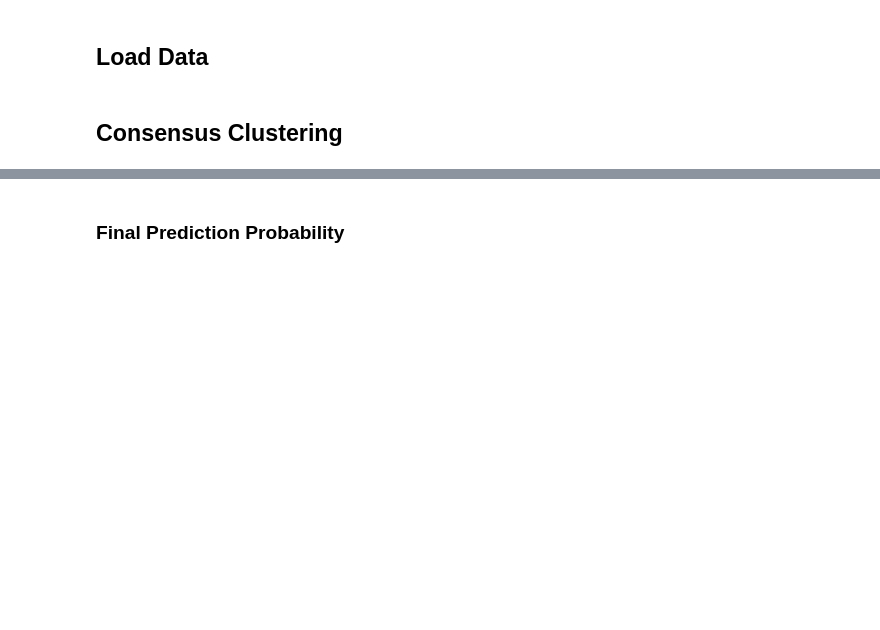
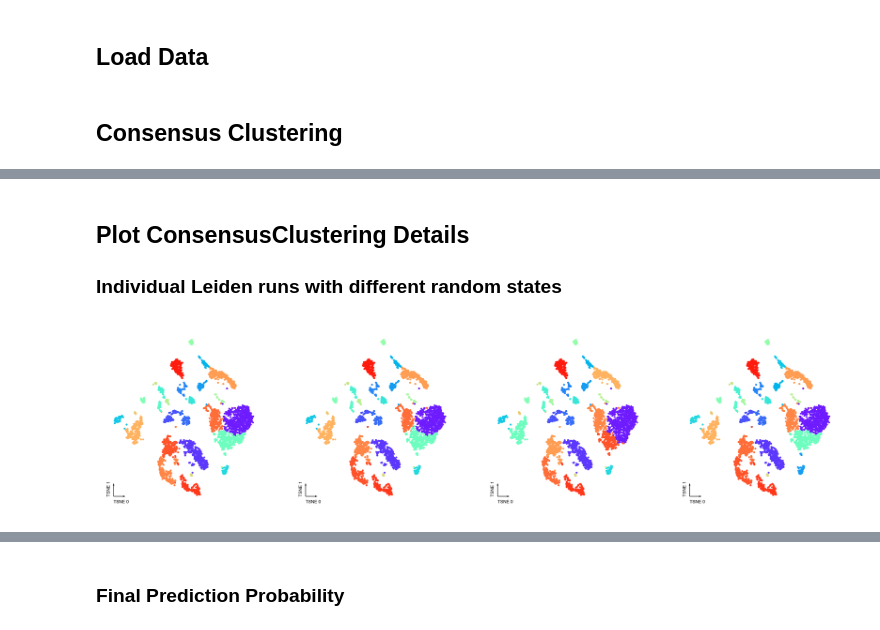
Before and after one commit to lhqing/ALLCools, a Jupyter notebook: docs/allcools/cell_level/step_by_step/100kb/06-Clustering.ipynb, the cells around one changed output, grey strips where cells are left out. Drawn from its saved outputs; the diff is of its cells as text; code cells hidden in the pictures; blank space fills up the shorter version.

```diff
--- a/docs/allcools/cell_level/step_by_step/100kb/06-Clustering.ipynb
+++ b/docs/allcools/cell_level/step_by_step/100kb/06-Clustering.ipynb
@@ -115,0 +98,9 @@ Final CV Accuracy on all the cells: 0.974
+# %% [markdown]
+## Plot ConsensusClustering Details
+
+### Individual Leiden runs with different random states
+# %%
+fig, axes = cc.plot_leiden_cases(coord_data=adata.obs,
+                                 coord_base=coord_base)
+# %% [output]
+[figure, added]
```
Also changed, not shown: parts of 17 cells of this notebook, 53 other files.
